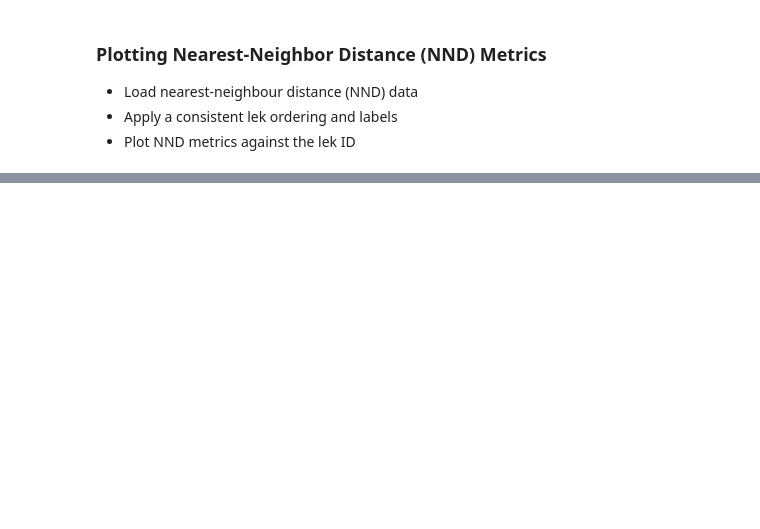
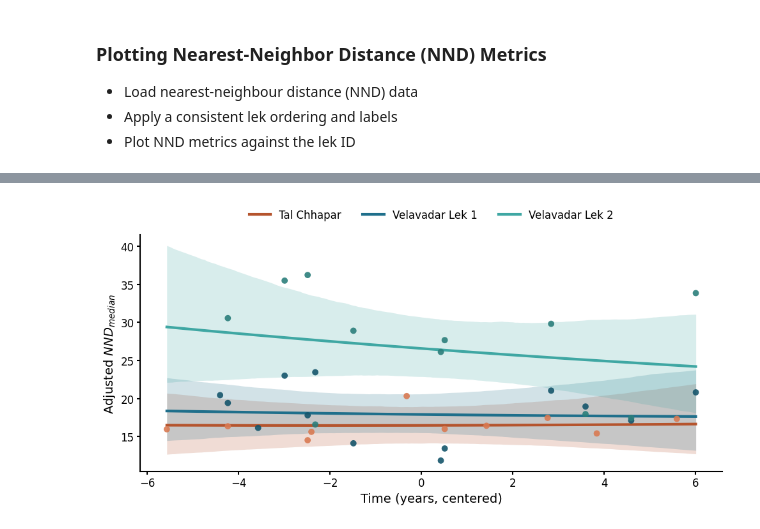
Before and after one commit to ruthviksp/territory_geometry, a Jupyter notebook: plot_nnd_metrics.ipynb, the cells around one changed output, grey strips where cells are left out. Drawn from its saved outputs; the diff is of its cells as text; code cells hidden in the pictures; blank space fills up the shorter version.

Commit message:
modelled NND median

```diff
--- a/plot_nnd_metrics.ipynb
+++ b/plot_nnd_metrics.ipynb
@@ -162,7 +169,7 @@ plt.savefig(out_dir/'territory_count.png', dpi=300, bbox_inches='tight')
 # %%
 df['date'] = pd.to_datetime(df['date'])
 
-df = df[['lek_id', 'date', 'nnd_median', 'nnd_cv']].dropna().copy()
+df = df[['lek_id', 'date', 'nnd_median', 'nnd_cv', 'nnd_count']].dropna().copy()
 df = df.sort_values(['lek_id', 'date']).reset_index(drop=True)
 
 ## Serialise and centre the date / time
@@ -170,6 +177,11 @@ t0 = df['date'].min()
 df['t_years'] = (df['date'] - t0).dt.days / 365.25
 df['t_centred'] = df['t_years'] - df['t_years'].mean()
 
+## Log transform nnd columns to construct a log-normal model
+df['log_nnd_median'] = np.log(df['nnd_median'].astype(float))
+df['log_nnd_cv'] = np.log(df['nnd_cv'].astype(float))
+df['log_nnd_count'] = np.log(df['nnd_count'].astype(float))
+
 ## Encode lek ID in a numerical variable
 lek_levels = sorted(df['lek_id'].unique())
 lek_map = {lek: i + 1 for i, lek in enumerate(lek_levels)}
@@ -234,8 +249,9 @@ data_repulsion = {
     'n_sites': int(df['site_id'].nunique()),
     'site_id': df['site_id'].astype(int).to_numpy(),
     't': df['t_centred'].astype(float).to_numpy(),
-    'y': df['nnd_median'].astype(float).to_numpy()
+    'n_territories': df['log_nnd_count'].astype(float).to_numpy(),
+    'y': df['log_nnd_median'].astype(float).to_numpy()
 }
 
-posterior = stan.build(curvature_mod, data=data_repulsion)
+posterior = stan.build(local_repulsion_mod, data=data_repulsion)
 fit = posterior.sample(num_chains=4, num_warmup=1000, num_samples=1000)
@@ -241,0 +293,7 @@ fit = posterior.sample(num_chains=4, num_warmup=1000, num_samples=1000)
+# %%
+## Fix the number of territories for each lek to median to plot the effect of time on NND
+fix_logN = df.groupby('lek_id')['log_nnd_count'].median().to_dict()
+
+## Specify time axis
+t_min, t_max = float(df['t_centred'].min()), float(df['t_centred'].max())
+t_grid = np.linspace(t_min, t_max, 200)
@@ -241,0 +344,36 @@ fit = posterior.sample(num_chains=4, num_warmup=1000, num_samples=1000)
+# %%
+## Plot the change in NND with time while controlling for the number of territories
+fig, ax = plt.subplots(figsize=(10, 5))
+
+for lek in lek_labels:
+    df_lek = df[df['lek_id'] == lek].copy()
+    site_id = np.unique(df_lek['site_id'] - 1)[0]
+    logN0 = fix_logN[lek]
+
+    # Compute posterior mean log(NND_median) and back-transform to return to original units
+    mu = fit['alpha'][site_id,:].reshape(-1,1) + fit['beta'][site_id,:].reshape(-1,1) * t_grid[None,:] + fit['gamma'].reshape(-1,1) * logN0
+    y = np.exp(mu)
+    y_mean = np.mean(y, axis=0)
+    y_lower,y_upper = np.quantile(y, [0.025,0.975], axis=0)
+
+    # Plot model fits
+    ax.plot(t_grid, y_mean, linewidth=3, color=fill_cols.get(lek), label=str(lek))
+    ax.fill_between(t_grid, y_lower, y_upper, color=fill_cols.get(lek), alpha=0.2, linewidth=0)
+
+    # Add scatter to the plot (logNND_adjusted = logNND_observed + gamma * (logN_0 - logN_obs))
+    df_lek['nnd_median_adj'] = np.exp(df_lek['log_nnd_median'] + fit['gamma'].mean() * (logN0 - df['log_nnd_count']))
+    ax.scatter(df_lek['t_centred'], df_lek['nnd_median_adj'], s=50, color=point_cols.get(lek), edgecolor='none', alpha=0.9, zorder=5)
+
+    ax.spines['top'].set_visible(False)
+    ax.spines['right'].set_visible(False)
+    ax.spines['left'].set_linewidth(1.5)
+    ax.spines['bottom'].set_linewidth(1.5)
+    ax.tick_params(axis='both', which='major', labelsize=12, width=1.5)
+
+    ax.set_xlabel('Time (years, centered)', fontsize=14)
+    ax.set_ylabel('Adjusted $NND_{median}$', fontsize=14)
+
+    ax.legend(frameon=False, fontsize=12, ncol=3, loc='upper center', bbox_to_anchor=(0.5, 1.15))
+    plt.tight_layout()
+# %% [output]
+[figure, added]
```
Also changed, not shown: parts of 13 cells of this notebook, 5 other files.
